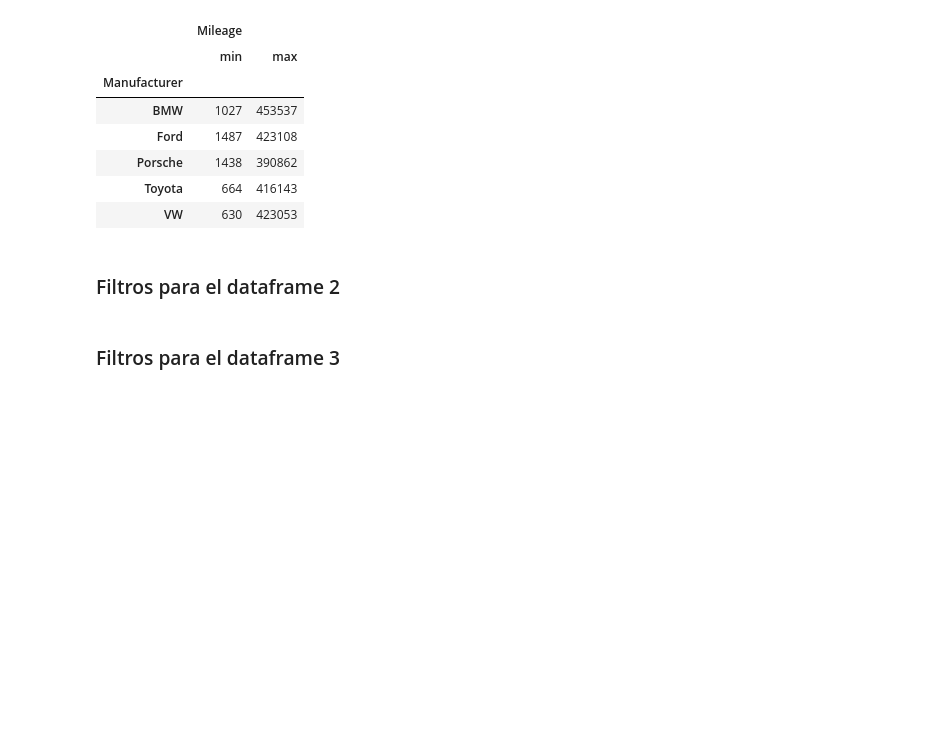
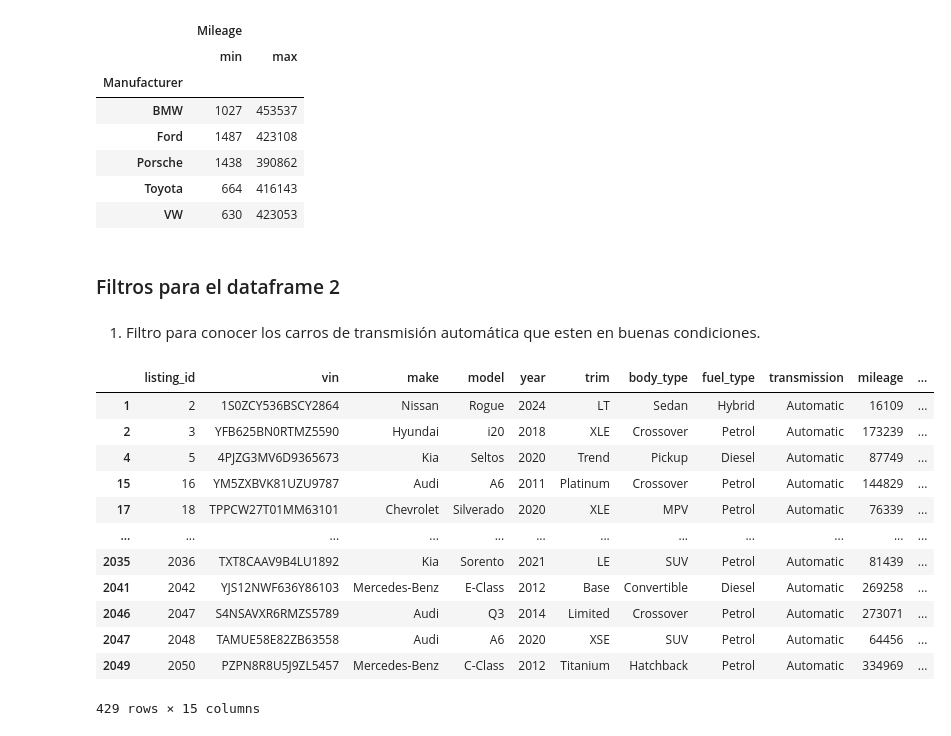
Before and after one commit to manoale97/Practica_G7, a Jupyter notebook: desarrolloG7.ipynb, the cells around one changed output. Drawn from its saved outputs; the diff is of its cells as text; code cells hidden in the pictures; blank space fills up the shorter version.

Commit message:
Filtros DF2

```diff
--- a/desarrolloG7.ipynb
+++ b/desarrolloG7.ipynb
@@ -189,5 +189,21 @@ df_car_sales_bd.groupby('Manufacturer').agg({'Mileage':['min', 'max']})
 | VW | 630 | 423053 |
 # %% [markdown]
 ### Filtros para el dataframe 2
-# %% [markdown]
-### Filtros para el dataframe 3
+# %% [markdown]
+1. Filtro para conocer los carros de transmisión automática que esten en buenas condiciones.
+# %%
+df_used_cars[(df_used_cars['transmission']=='Automatic') & (df_used_cars['condition']=='good')]
+# %% [output]
+|  | listing_id | vin | make | model | year | trim | body_type | fuel_type | transmission | mileage | ... |
+| 1 | 2 | 1S0ZCY536BSCY2864 | Nissan | Rogue | 2024 | LT | Sedan | Hybrid | Automatic | 16109 | ... |
+| 2 | 3 | YFB625BN0RTMZ5590 | Hyundai | i20 | 2018 | XLE | Crossover | Petrol | Automatic | 173239 | ... |
+| 4 | 5 | 4PJZG3MV6D9365673 | Kia | Seltos | 2020 | Trend | Pickup | Diesel | Automatic | 87749 | ... |
+| 15 | 16 | YM5ZXBVK81UZU9787 | Audi | A6 | 2011 | Platinum | Crossover | Petrol | Automatic | 144829 | ... |
+| 17 | 18 | TPPCW27T01MM63101 | Chevrolet | Silverado | 2020 | XLE | MPV | Petrol | Automatic | 76339 | ... |
+| ... | ... | ... | ... | ... | ... | ... | ... | ... | ... | ... | ... |
+| 2035 | 2036 | TXT8CAAV9B4LU1892 | Kia | Sorento | 2021 | LE | SUV | Petrol | Automatic | 81439 | ... |
+| 2041 | 2042 | YJS12NWF636Y86103 | Mercedes-Benz | E-Class | 2012 | Base | Convertible | Diesel | Automatic | 269258 | ... |
+| 2046 | 2047 | S4NSAVXR6RMZS5789 | Audi | Q3 | 2014 | Limited | Crossover | Petrol | Automatic | 273071 | ... |
+| 2047 | 2048 | TAMUE58E82ZB63558 | Audi | A6 | 2020 | XSE | SUV | Petrol | Automatic | 64456 | ... |
+| 2049 | 2050 | PZPN8R8U5J9ZL5457 | Mercedes-Benz | C-Class | 2012 | Titanium | Hatchback | Petrol | Automatic | 334969 | ... |
+429 rows × 15 columns
```
Also changed, not shown: parts of 5 cells of this notebook.
